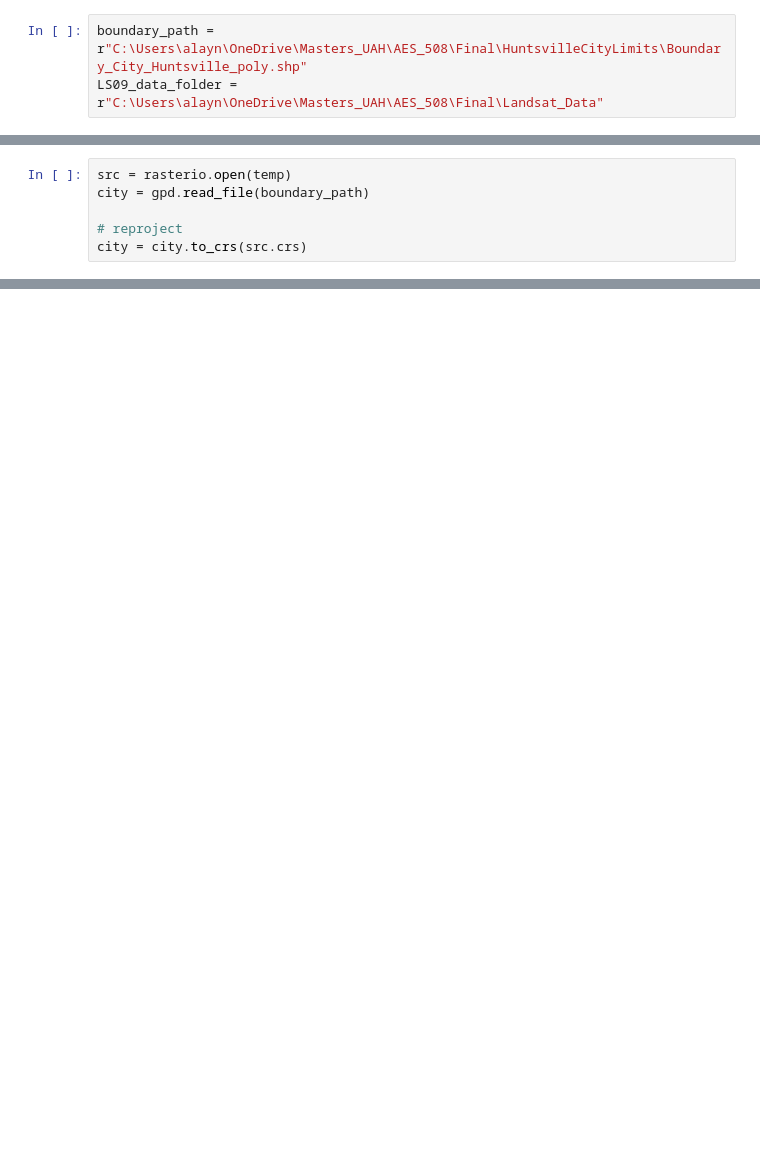
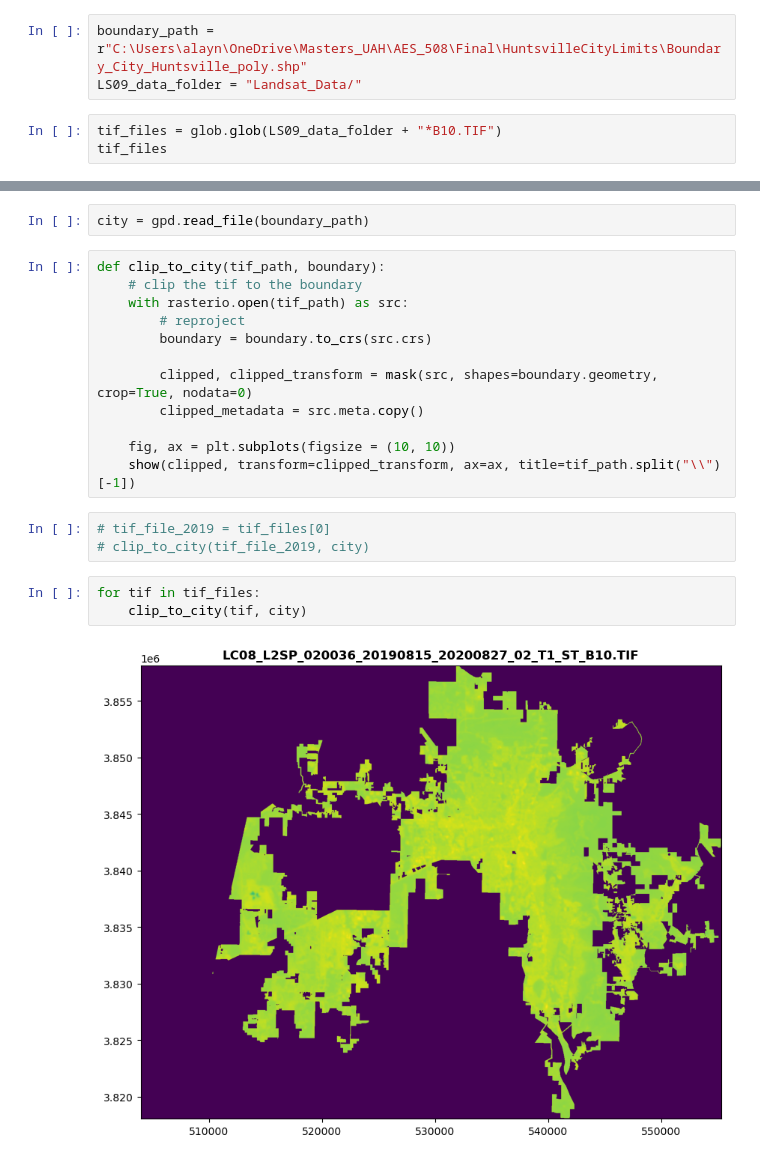
Before and after one commit to adb0061-lang/AES_508_Final, a Jupyter notebook: AES_508_Breden_Final_P1.ipynb, the cells around one changed output, grey strips where cells are left out. Saved outputs shown, nothing was run; the diff lists cells and outputs as text; blank space fills up the shorter version.

```diff
--- a/AES_508_Breden_Final_P1.ipynb
+++ b/AES_508_Breden_Final_P1.ipynb
@@ -13,3 +15,6 @@ import geopandas as gpd
 # %%
 boundary_path = r"C:\Users\alayn\OneDrive\Masters_UAH\AES_508\Final\HuntsvilleCityLimits\Boundary_City_Huntsville_poly.shp"
-LS09_data_folder = r"C:\Users\alayn\OneDrive\Masters_UAH\AES_508\Final\Landsat_Data"
+LS09_data_folder = "Landsat_Data/"
+# %%
+tif_files = glob.glob(LS09_data_folder + "*B10.TIF")
+tif_files
@@ -18,6 +27,0 @@ temp = os.path.join(LS09_data_folder, "LC08_L2SP_020036_20190815_20200827_02_T1_
-# %%
-src = rasterio.open(temp)
-city = gpd.read_file(boundary_path)
-
-# reproject
-city = city.to_crs(src.crs)
@@ -36,0 +28,22 @@ TypeError: Image data of dtype object cannot be converted to float
+# %%
+city = gpd.read_file(boundary_path)
+# %%
+def clip_to_city(tif_path, boundary):
+    # clip the tif to the boundary
+    with rasterio.open(tif_path) as src:
+        # reproject
+        boundary = boundary.to_crs(src.crs)
+
+        clipped, clipped_transform = mask(src, shapes=boundary.geometry, crop=True, nodata=0)
+        clipped_metadata = src.meta.copy()
+
+    fig, ax = plt.subplots(figsize = (10, 10))
+    show(clipped, transform=clipped_transform, ax=ax, title=tif_path.split("\\")[-1])
+# %%
+# tif_file_2019 = tif_files[0]
+# clip_to_city(tif_file_2019, city)
+# %%
+for tif in tif_files:
+    clip_to_city(tif, city)
+# %% [output]
+[figure, added]
```
Also changed, not shown: parts of 6 cells of this notebook.
